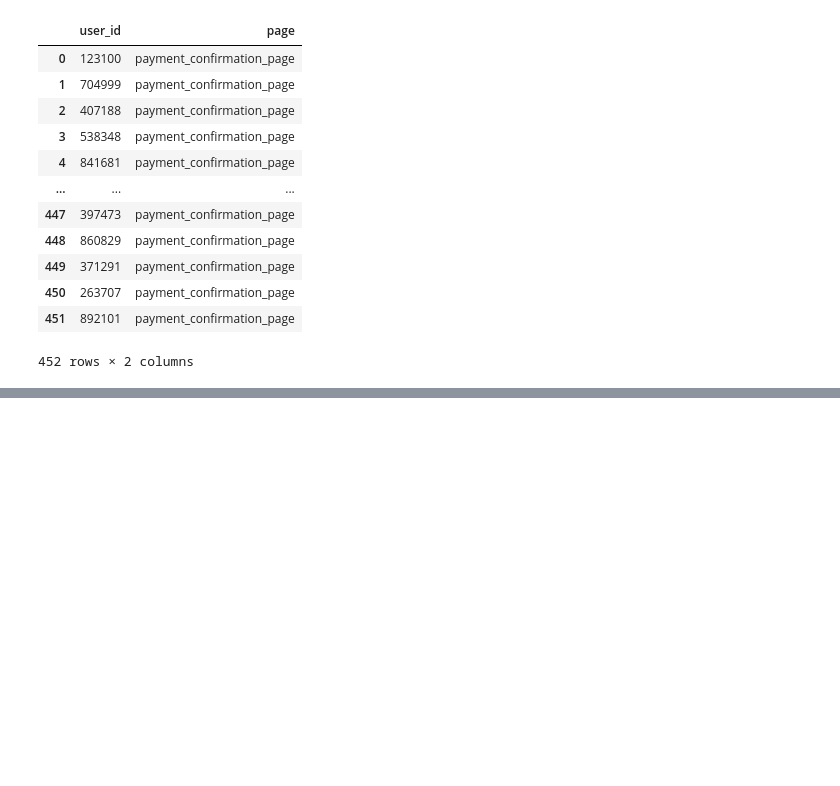
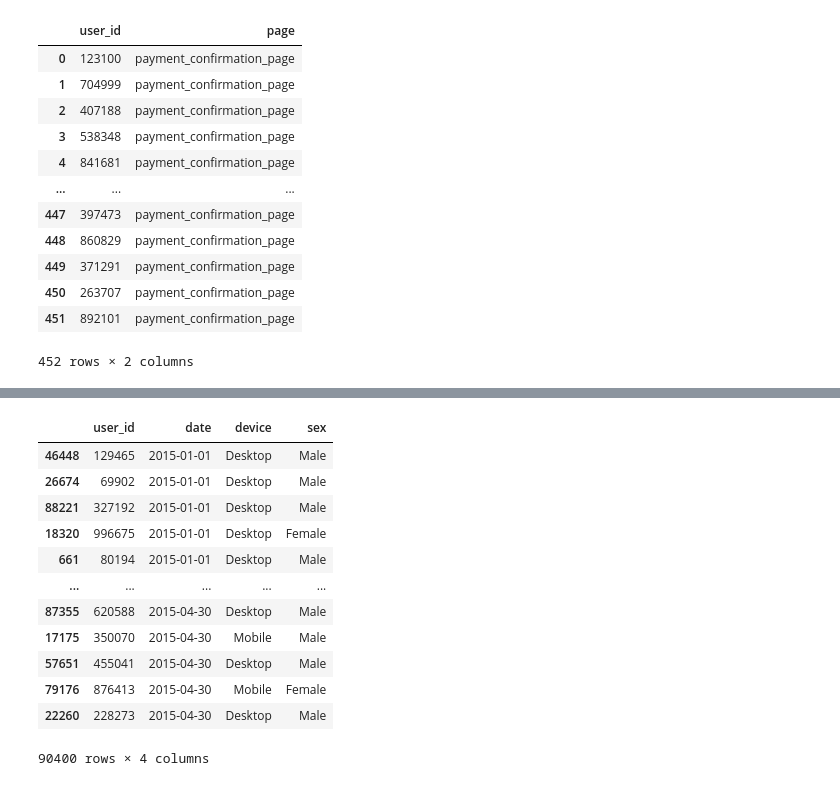
Before and after one commit to rylewww/Sales-Funnel-Analysis, a Jupyter notebook: Assessment-RL.ipynb, the cells around one changed output, grey strips where cells are left out. Saved outputs shown, nothing was run; the diff lists cells and outputs as text; code cells hidden in the pictures; blank space fills up the shorter version.

```diff
--- a/Assessment-RL.ipynb
+++ b/Assessment-RL.ipynb
@@ -170,2 +169,18 @@ basket = pd.read_sql('SELECT Users.user_id, Users.date, Users.device, Users.sex
 sales = pd.read_sql('SELECT Users.user_id, Users.date, Users.device, Users.sex FROM Users JOIN Payment_Confirmation on Users.user_id = Payment_Confirmation.user_id', engine)
+# %%
+visit.sort_values('date')
+# %% [output]
+|  | user_id | date | device | sex |
+| 46448 | 129465 | 2015-01-01 | Desktop | Male |
+| 26674 | 69902 | 2015-01-01 | Desktop | Male |
+| 88221 | 327192 | 2015-01-01 | Desktop | Male |
+| 18320 | 996675 | 2015-01-01 | Desktop | Female |
+| 661 | 80194 | 2015-01-01 | Desktop | Male |
+| ... | ... | ... | ... | ... |
+| 87355 | 620588 | 2015-04-30 | Desktop | Male |
+| 17175 | 350070 | 2015-04-30 | Mobile | Male |
+| 57651 | 455041 | 2015-04-30 | Desktop | Male |
+| 79176 | 876413 | 2015-04-30 | Mobile | Female |
+| 22260 | 228273 | 2015-04-30 | Desktop | Male |
+90400 rows × 4 columns
 # %%
```
Also changed, not shown: parts of 31 cells of this notebook.
